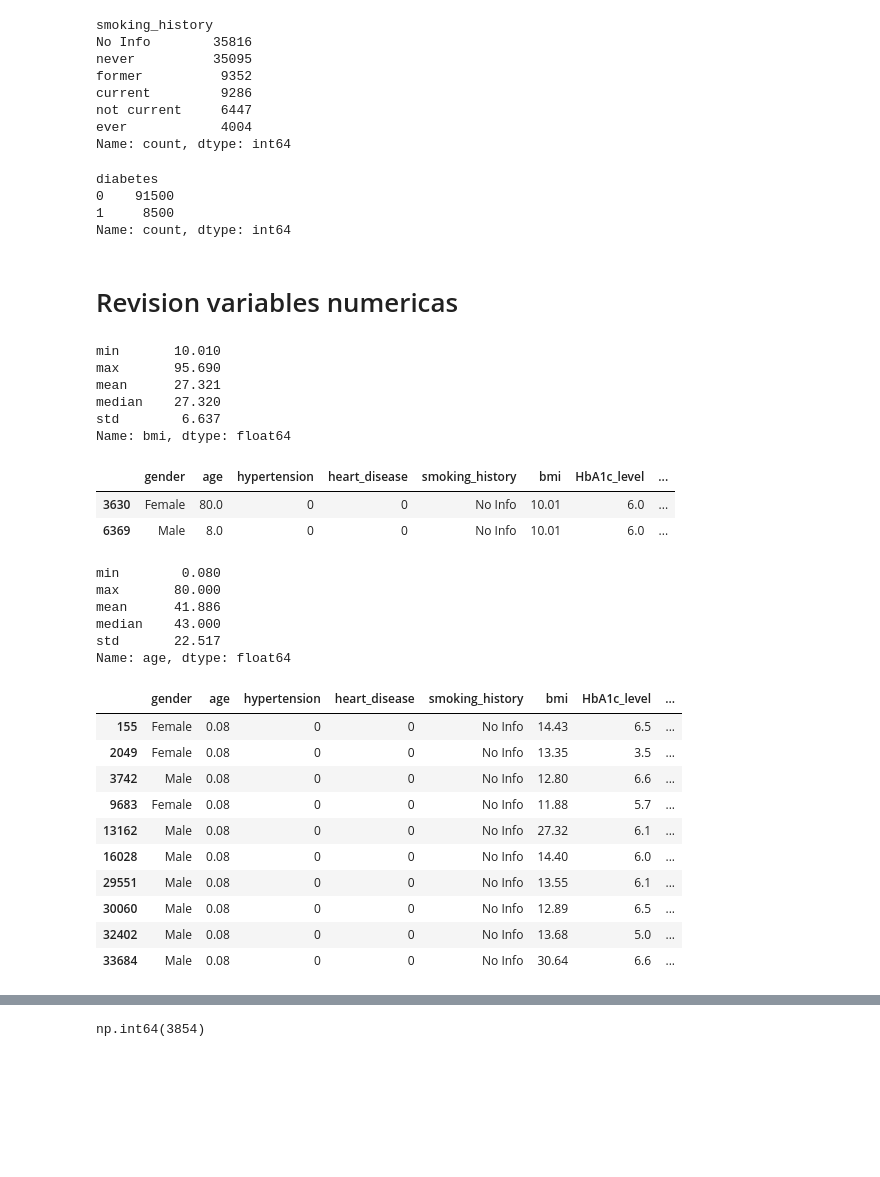
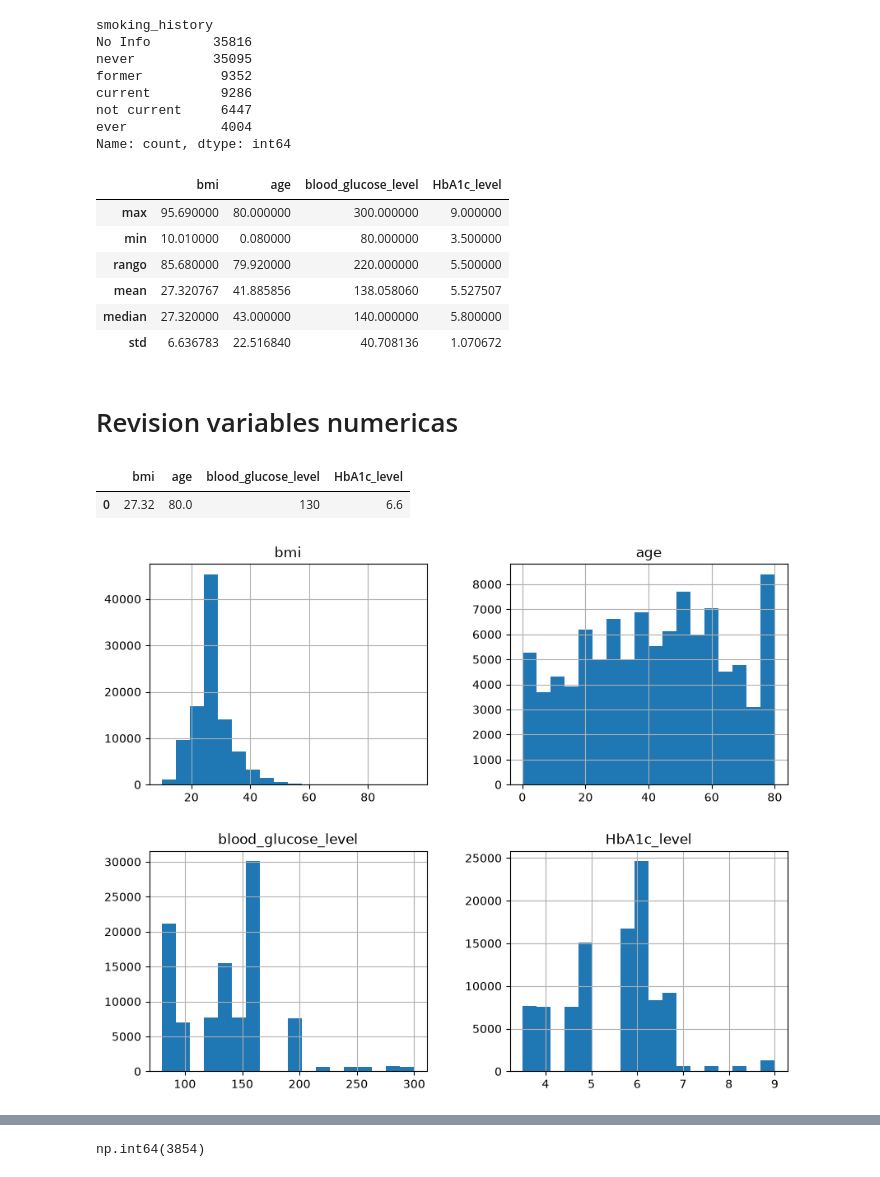
Before and after one commit to fernandoz123/learning-zoomcamp, a Jupyter notebook: 01-intro/mid-project/notebook.ipynb, the cells around one changed output, grey strips where cells are left out. Drawn from its saved outputs; the diff is of its cells as text; code cells hidden in the pictures; blank space fills up the shorter version.

```diff
--- a/01-intro/hw08.ipynb
+++ b/01-intro/mid-project/notebook.ipynb
@@ -103,50 +122,27 @@ not current     6447
 ever            4004
 Name: count, dtype: int64
 # %%
-#Distribucion de variable objetivo
-df['diabetes'].value_counts()
+#Distribucion de variables numericas
+def rango(df):
+    return max(df) - min(df)
+df[numerical].agg(['max','min',rango,'mean','median','std'])
 # %% [output]
-diabetes
-0    91500
-1     8500
-Name: count, dtype: int64
+|  | bmi | age | blood_glucose_level | HbA1c_level |
+| max | 95.690000 | 80.000000 | 300.000000 | 9.000000 |
+| min | 10.010000 | 0.080000 | 80.000000 | 3.500000 |
+| rango | 85.680000 | 79.920000 | 220.000000 | 5.500000 |
+| mean | 27.320767 | 41.885856 | 138.058060 | 5.527507 |
+| median | 27.320000 | 43.000000 | 140.000000 | 5.800000 |
+| std | 6.636783 | 22.516840 | 40.708136 | 1.070672 |
 # %% [markdown]
 # Revision variables numericas
 # %%
-df['bmi'].agg(['min', 'max', 'mean', 'median', 'std']).round(3)
+df[numerical].mode()
 # %% [output]
-min       10.010
-max       95.690
-mean      27.321
-median    27.320
-std        6.637
-Name: bmi, dtype: float64
+|  | bmi | age | blood_glucose_level | HbA1c_level |
+| 0 | 27.32 | 80.0 | 130 | 6.6 |
 # %%
-df[df['bmi']==min(df['bmi'])]
+df[numerical].hist(figsize=(10, 8), bins=18)
+plt.show()
 # %% [output]
-|  | gender | age | hypertension | heart_disease | smoking_history | bmi | HbA1c_level | ... |
-| 3630 | Female | 80.0 | 0 | 0 | No Info | 10.01 | 6.0 | ... |
-| 6369 | Male | 8.0 | 0 | 0 | No Info | 10.01 | 6.0 | ... |
+[figure, added]
-# %%
-df['age'].agg(['min', 'max', 'mean', 'median', 'std']).round(3)
-# %% [output]
-min        0.080
-max       80.000
-mean      41.886
-median    43.000
-std       22.517
-Name: age, dtype: float64
-# %%
-df[df['age']==min(df['age'])].head(10)
-# %% [output]
-|  | gender | age | hypertension | heart_disease | smoking_history | bmi | HbA1c_level | ... |
-| 155 | Female | 0.08 | 0 | 0 | No Info | 14.43 | 6.5 | ... |
-| 2049 | Female | 0.08 | 0 | 0 | No Info | 13.35 | 3.5 | ... |
-| 3742 | Male | 0.08 | 0 | 0 | No Info | 12.80 | 6.6 | ... |
-| 9683 | Female | 0.08 | 0 | 0 | No Info | 11.88 | 5.7 | ... |
-| 13162 | Male | 0.08 | 0 | 0 | No Info | 27.32 | 6.1 | ... |
-| 16028 | Male | 0.08 | 0 | 0 | No Info | 14.40 | 6.0 | ... |
-| 29551 | Male | 0.08 | 0 | 0 | No Info | 13.55 | 6.1 | ... |
-| 30060 | Male | 0.08 | 0 | 0 | No Info | 12.89 | 6.5 | ... |
-| 32402 | Male | 0.08 | 0 | 0 | No Info | 13.68 | 5.0 | ... |
-| 33684 | Male | 0.08 | 0 | 0 | No Info | 30.64 | 6.6 | ... |
```
Also changed, not shown: parts of 42 cells of this notebook, 5 other files.
